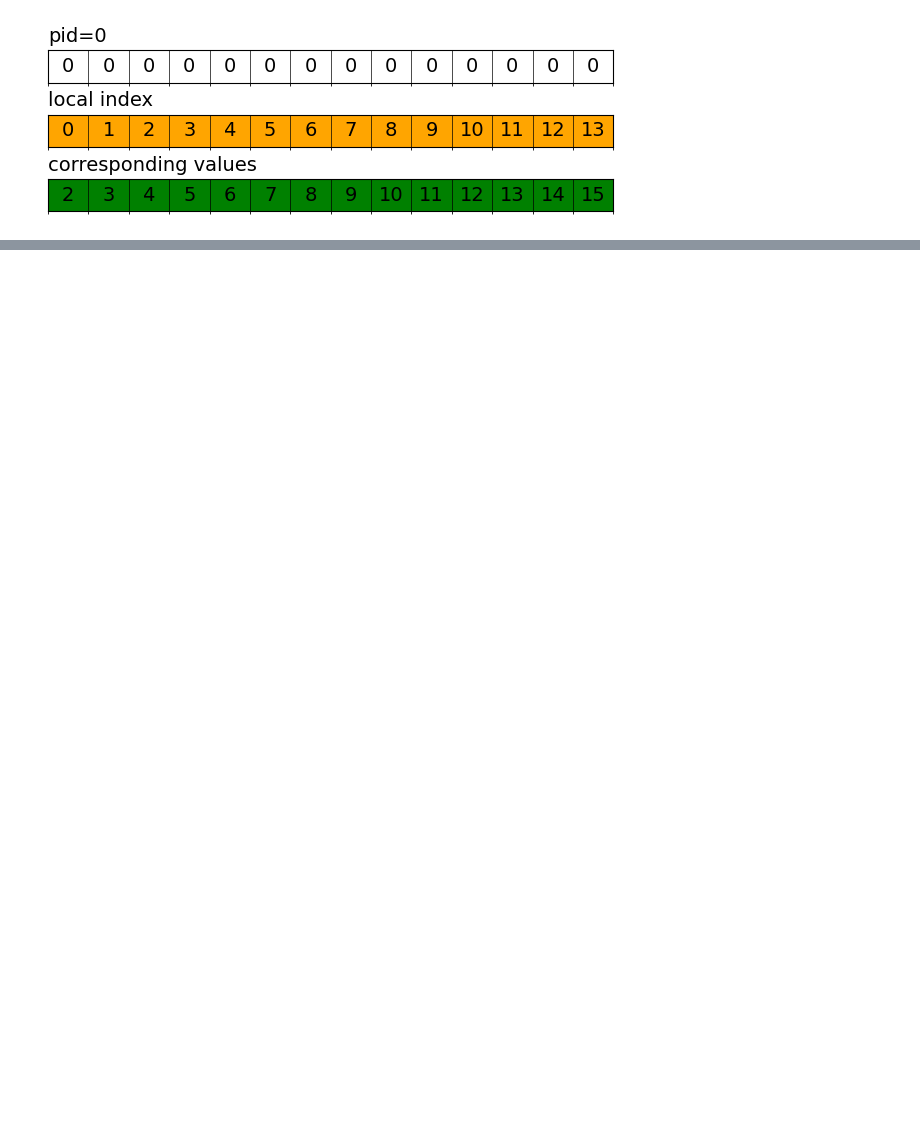
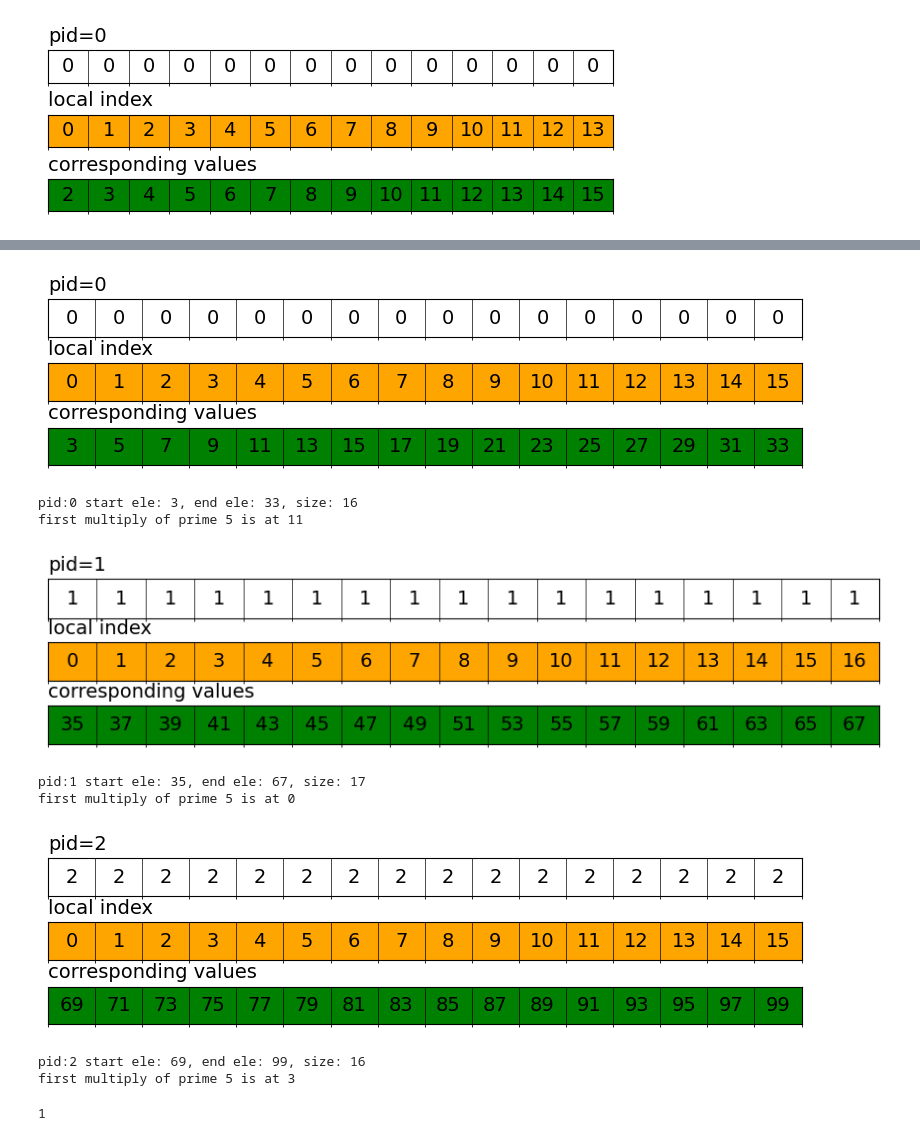
Before and after one commit to bugparty/gemm_visualizations, a Jupyter notebook: primes.ipynb, the cells around one changed output, grey strips where cells are left out. Cells and saved outputs as stored; diff of their text form; code cells hidden in the pictures; blank space fills up the shorter version.

```diff
--- a/primes.ipynb
+++ b/primes.ipynb
@@ -96,0 +128,36 @@ display(firstE(pid,n,p), lastE(pid,n,p),stripS(pid,n,p))
+# %%
+# example for exclude 2
+
+pid=0
+n=100
+p=3
+for i in range(0,p):
+
+    local_indices = list(range(stripS(i,n,p)))
+    corresponding_values = list(range(firstN(i,n,p), lastN(i,n,p)+2,2))
+    plot_visualization(i, local_indices, corresponding_values)
+    print("pid:{} start ele: {}, end ele: {}, size: {}".format(i, firstN(i,n,p), lastN(i,n,p),stripS(i,n,p)))
+    prime=5
+    if prime*prime > firstN(i,n,p):
+        first = int((prime*prime-firstN(i,n,p))/2)
+    else:
+        if firstN(i,n,p) % prime == 0:
+            first = 0
+        else:
+            first_val = int(prime*(floor((firstN(i,n,p)/prime+1)/2)*2+1))
+            first = int((first_val - firstN(i,n,p))/2)
+    print("first multiply of prime {} is at {}".format(prime, first))
+# %% [output]
+[figure, added]
+pid:0 start ele: 3, end ele: 33, size: 16
+first multiply of prime 5 is at 11
+[figure, added]
+pid:1 start ele: 35, end ele: 67, size: 17
+first multiply of prime 5 is at 0
+[figure, added]
+pid:2 start ele: 69, end ele: 99, size: 16
+first multiply of prime 5 is at 3
+# %%
+3-29%3
+# %% [output]
+1
```
Also changed, not shown: parts of 3 cells of this notebook, 1 other file.
